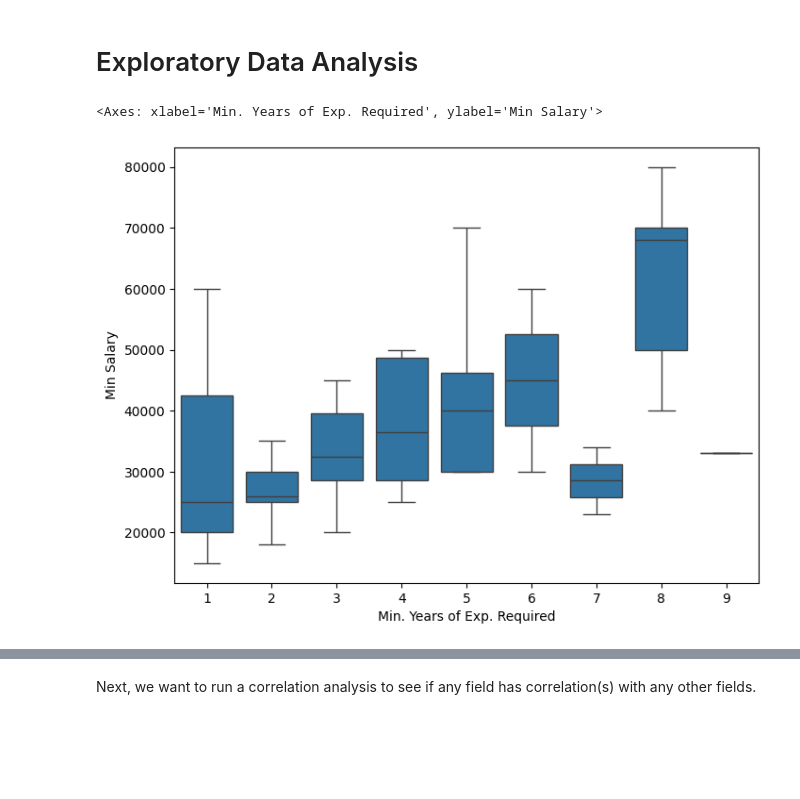
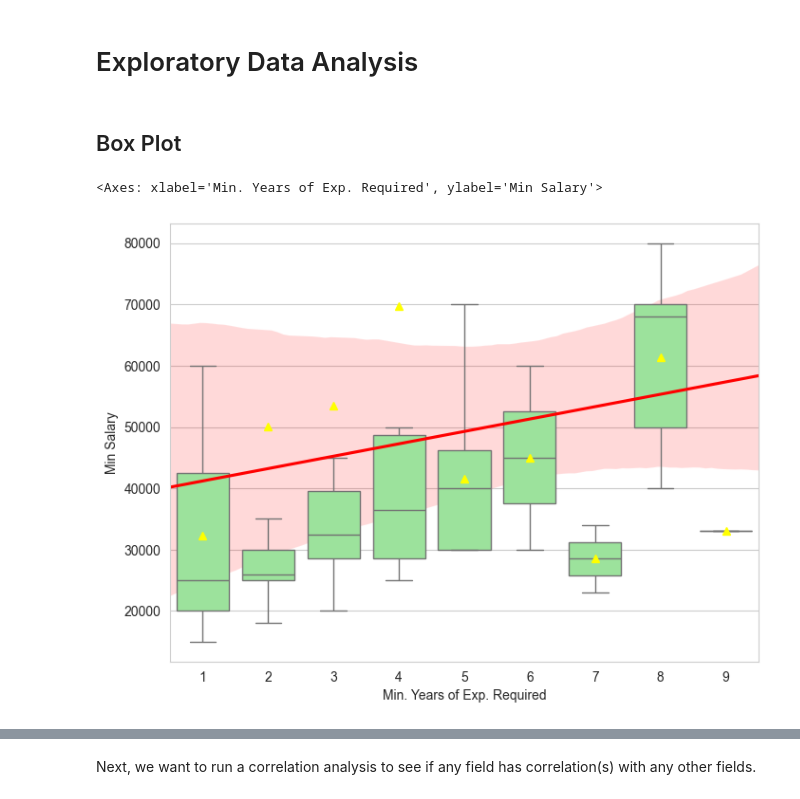
Before and after one commit to heiinhei911/job-insights, a Jupyter notebook: analysis.ipynb, the cells around one changed output, grey strips where cells are left out. Saved outputs shown, nothing was run; the diff lists cells and outputs as text; code cells hidden in the pictures; blank space fills up the shorter version.

```diff
--- a/analysis.ipynb
+++ b/analysis.ipynb
@@ -64,6 +68,9 @@ pd.set_option('display.float_format', lambda x: '%.2f' % x)
 # figure(figsize=(8, 6), dpi=80)
 # Set the default figure size to 8 inches x 6 inches
 plt.rcParams["figure.figsize"] = (8, 6)
+
+# Set a whitegrid background for all seaborn figures
+sns.set_style("whitegrid")
 # %%
 # import the csv from the job scraping program
 
@@ -640,12 +645,16 @@ array([ 34000,  19000,  40000,  50000,  60000, 700000,  45000,  32000,
        100000])
 # %% [markdown]
 # Exploratory Data Analysis
+# %% [markdown]
+## Box Plot
 # %%
-# Boxplot of "Min. Years of Exp. Required" vs. "Min Salary"
+# Boxplot of "Min. Years of Exp. Required" vs. "Min Salary" with outliners removed
 df_yoe_min_salary = df_clean[["Min. Years of Exp. Required", "Min Salary"]]
-df_yoe_min_salary_nan_removed = df_yoe_min_salary[~(df_yoe_min_salary["Min Salary"]==0)].dropna()
+df_yoe_min_salary_nan_removed = df_yoe_min_salary[df_yoe_min_salary["Min Salary"]>0].dropna()
 
-sns.boxplot(x=df_yoe_min_salary_nan_removed["Min. Years of Exp. Required"], y=df_yoe_min_salary_nan_removed["Min Salary"], showfliers=False)
+sns.boxplot(x=df_yoe_min_salary_nan_removed["Min. Years of Exp. Required"], y=df_yoe_min_salary_nan_removed["Min Salary"], showmeans=True, meanprops={"markerfacecolor":"yellow", "markeredgecolor":"yellow"}, showfliers=False, color="lightgreen")
+
+sns.regplot(x=df_yoe_min_salary_nan_removed["Min. Years of Exp. Required"], y=df_yoe_min_salary_nan_removed["Min Salary"], scatter=False, truncate=False, color="red")
 # %% [output]
 <Axes: xlabel='Min. Years of Exp. Required', ylabel='Min Salary'>
-[figure, old version]
+[figure, new version]
```
Also changed, not shown: parts of 35 cells of this notebook.
